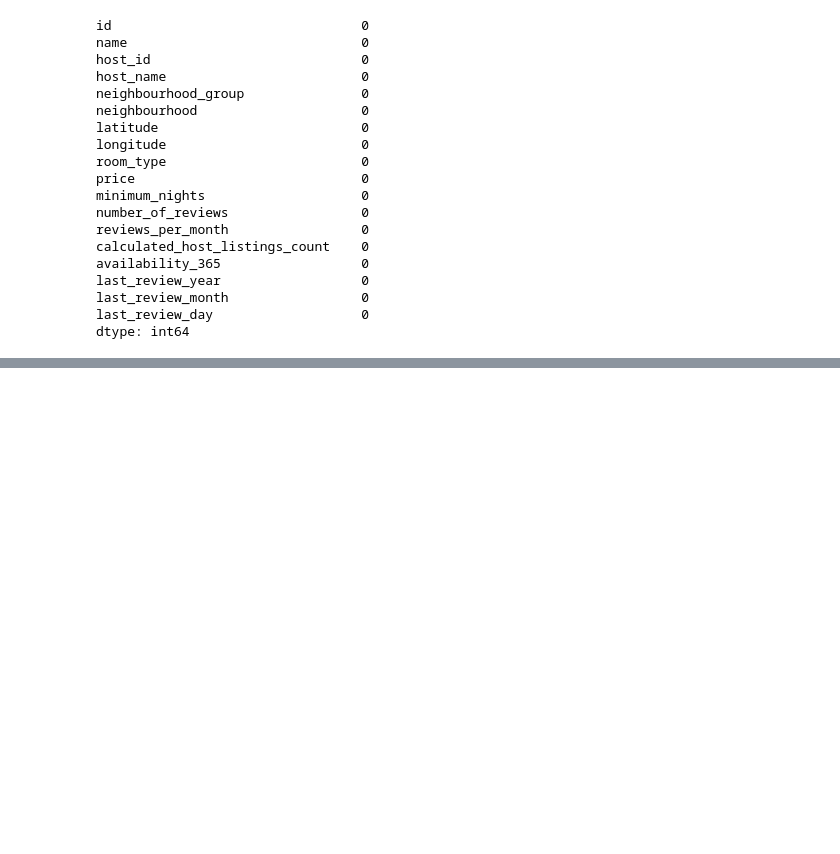
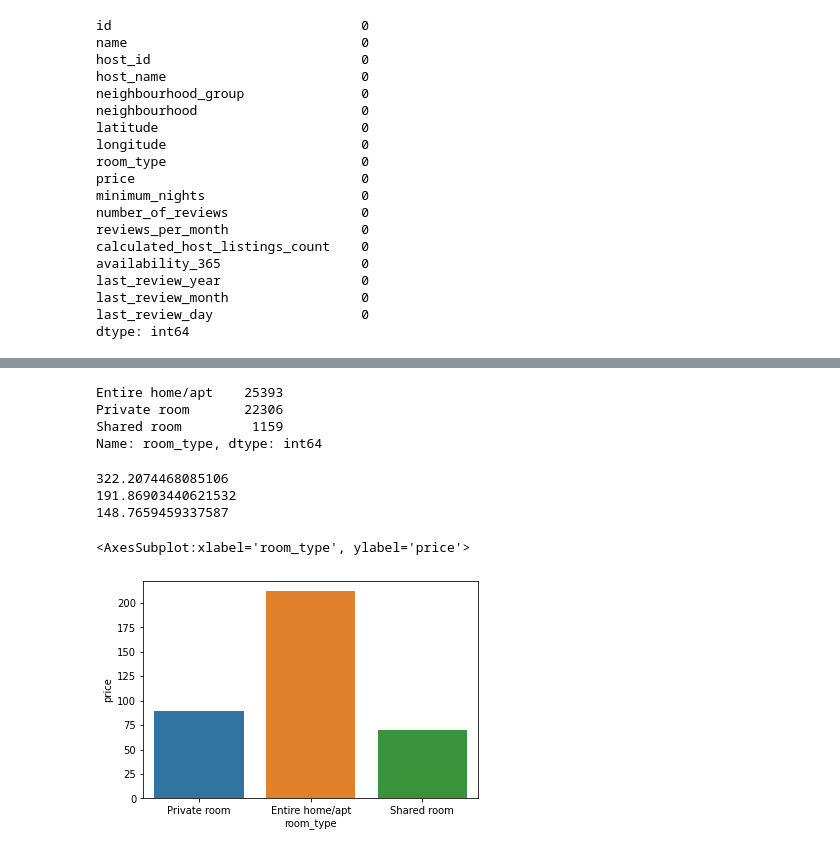
Before and after one commit to orangemush/DataAnalysis, a Jupyter notebook: airbnb/nyc_airbnb_analysis.ipynb, the cells around one changed output, grey strips where cells are left out. Saved outputs shown, nothing was run; the diff lists cells and outputs as text; code cells hidden in the pictures; blank space fills up the shorter version.

```diff
--- a/airbnb/nyc_airbnb_analysis.ipynb
+++ b/airbnb/nyc_airbnb_analysis.ipynb
@@ -171,0 +260,7 @@ Name: number_of_reviews, Length: 48858, dtype: int64
+# %%
+airbnb_df["room_type"].value_counts()
+# %% [output]
+Entire home/apt    25393
+Private room       22306
+Shared room         1159
+Name: room_type, dtype: int64
@@ -171,0 +269,13 @@ Name: number_of_reviews, Length: 48858, dtype: int64
+# %%
+print(airbnb_df[airbnb_df["minimum_nights"] >= 100]["price"].mean())
+print(airbnb_df[airbnb_df["minimum_nights"] >= 30]["price"].mean())
+print(airbnb_df[airbnb_df["minimum_nights"] < 30]["price"].mean())
+# %% [output]
+322.2074468085106
+191.86903440621532
+148.7659459337587
+# %%
+sns.barplot(x=airbnb_df["room_type"], y=airbnb_df["price"], ci=None)
+# %% [output]
+<AxesSubplot:xlabel='room_type', ylabel='price'>
+[figure, added]
```
Also changed, not shown: parts of 14 cells of this notebook.
